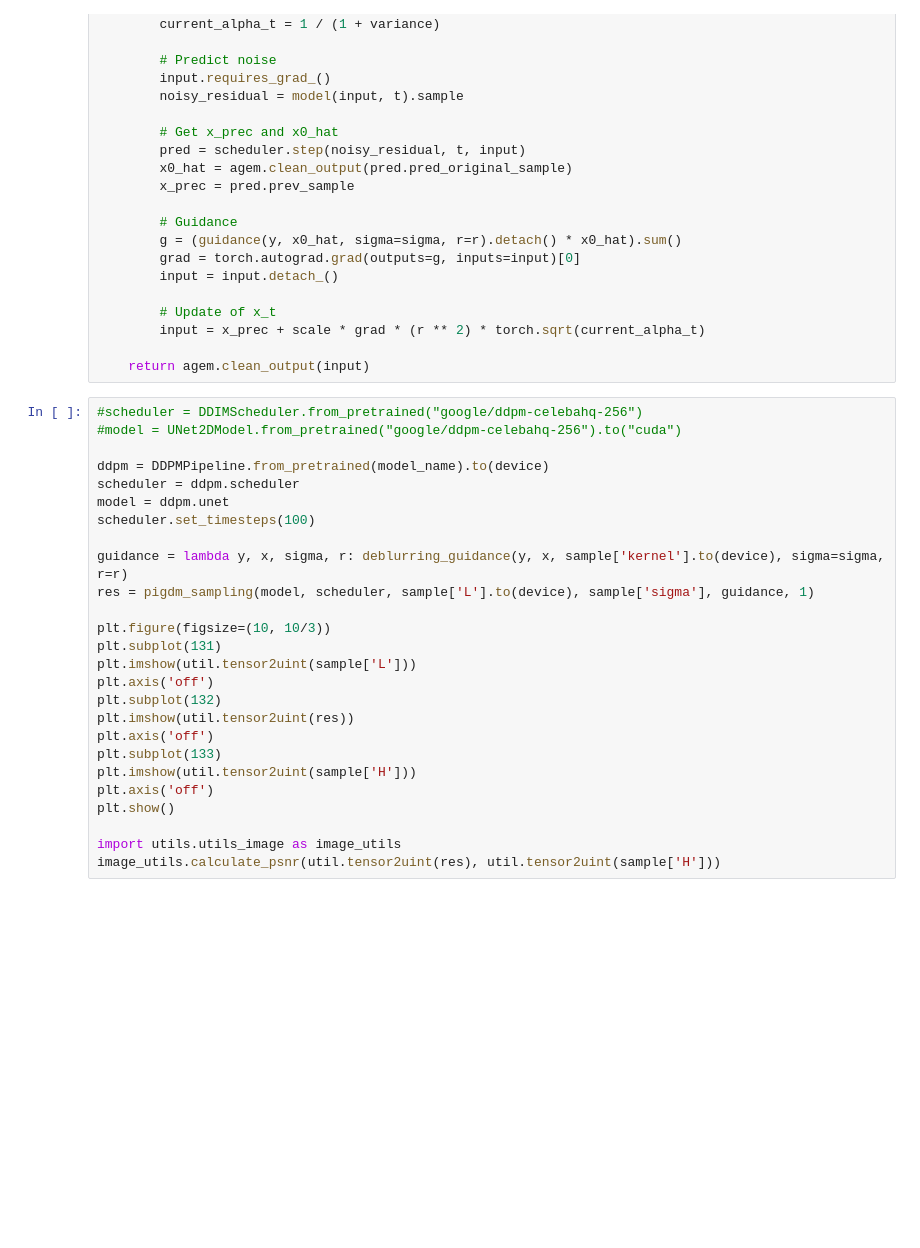
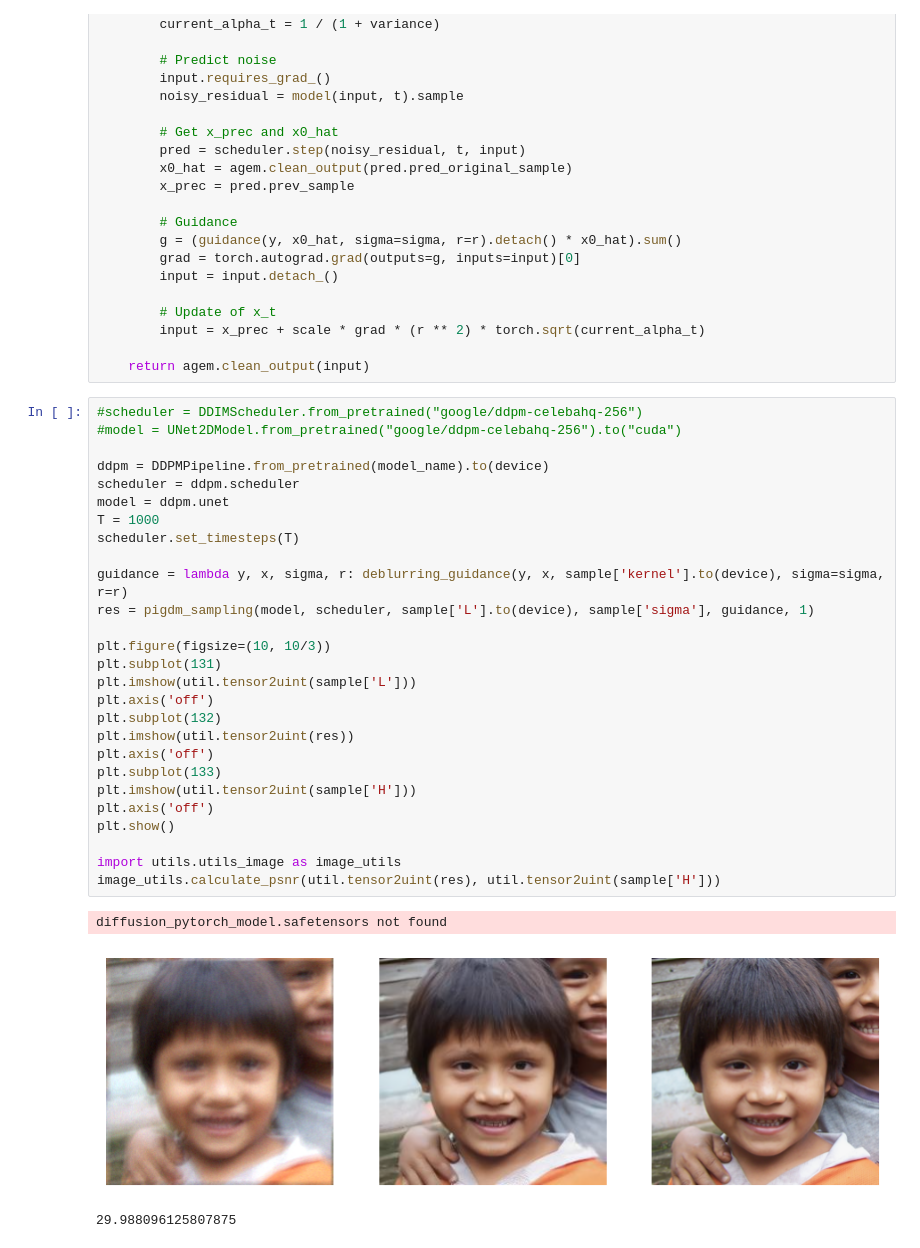
Before and after one commit to balthazarneveu/MVA24-delire, a Jupyter notebook: TP_3/TP-DM.ipynb, the cells around one changed output. Drawn from its saved outputs; the diff is of its cells as text; blank space fills up the shorter version.

```diff
--- a/TP_3/TP-DM.ipynb
+++ b/TP_3/TP-DM.ipynb
@@ -765,26 +763,31 @@ def pigdm_sampling(model, scheduler, y, sigma, guidance, n, scale=1):
 # %%
 #scheduler = DDIMScheduler.from_pretrained("google/ddpm-celebahq-256")
 #model = UNet2DModel.from_pretrained("google/ddpm-celebahq-256").to("cuda")
 
 ddpm = DDPMPipeline.from_pretrained(model_name).to(device)
 scheduler = ddpm.scheduler
 model = ddpm.unet
-scheduler.set_timesteps(100)
+T = 1000
+scheduler.set_timesteps(T)
 
 guidance = lambda y, x, sigma, r: deblurring_guidance(y, x, sample['kernel'].to(device), sigma=sigma, r=r)
 res = pigdm_sampling(model, scheduler, sample['L'].to(device), sample['sigma'], guidance, 1)
 
 plt.figure(figsize=(10, 10/3))
 plt.subplot(131)
 plt.imshow(util.tensor2uint(sample['L']))
 plt.axis('off')
 plt.subplot(132)
 plt.imshow(util.tensor2uint(res))
 plt.axis('off')
 plt.subplot(133)
 plt.imshow(util.tensor2uint(sample['H']))
 plt.axis('off')
 plt.show()
 
 import utils.utils_image as image_utils
 image_utils.calculate_psnr(util.tensor2uint(res), util.tensor2uint(sample['H']))
+# %% [output]
+diffusion_pytorch_model.safetensors not found
+[figure, added]
+29.988096125807875
```
Also changed, not shown: parts of 13 cells of this notebook, 8 other files.
